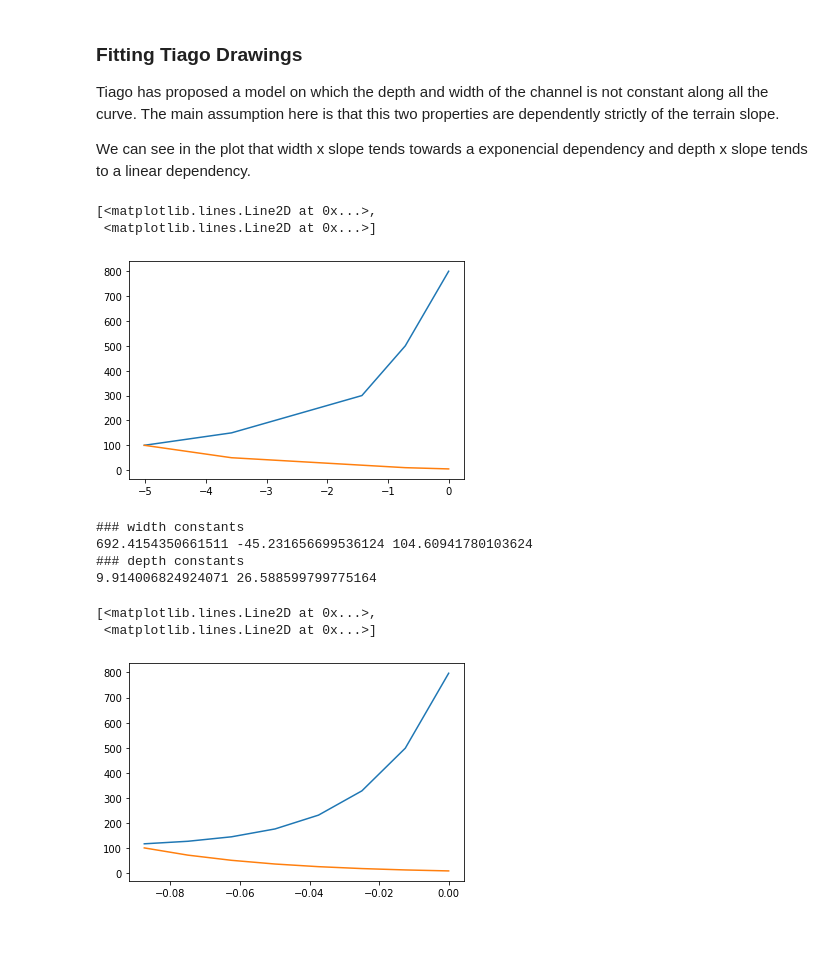
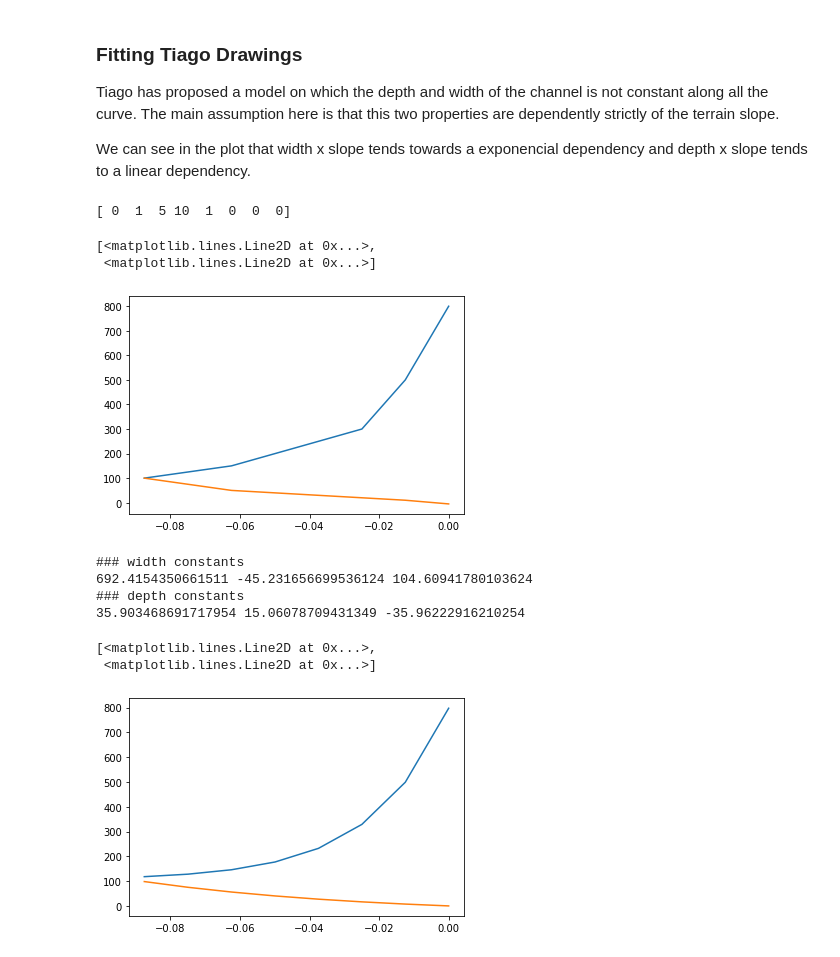
Before and after one commit to Manuel-Research-Group/meanderpy, a Jupyter notebook: meanderpy/Numerical Fits.ipynb, the cells around one changed output. Drawn from its saved outputs; the diff is of its cells as text; code cells hidden in the pictures.

```diff
--- a/meanderpy/Numerical Fits.ipynb
+++ b/meanderpy/Numerical Fits.ipynb
@@ -12,31 +12,34 @@ We can see in the plot that width x slope tends towards a exponencial dependency
 # %%
 slope = np.tan(np.linspace(-5.0, 0.0, 8) * np.pi / 180)
 width = np.array([100.0, 125.0, 150.0, 200.0, 250.0, 300.0, 500.0, 800.0])
-depth = np.array([100.0, 75.0, 50.0, 40.0, 30.0, 20.0, 10.0, 5.0])
+depth = np.array([100.0, 75.0, 50.0, 40.0, 30.0, 20.0, 10.0, -5.0])
+levee = np.array([[0, 0], [1, 250], [5, 1000], [10, 5000], [1, 10000], [0, 0], [0, 0], [0, 0]])
+print(levee[:,0])
 
-plt.plot(slope * 180 / np.pi, width, slope * 180 / np.pi, depth)
+plt.plot(slope, width, slope, depth)
 # %% [output]
-[<matplotlib.lines.Line2D at 0x...>,
- <matplotlib.lines.Line2D at 0x...>]
+[ 0  1  5 10  1  0  0  0]
+[<matplotlib.lines.Line2D at 0x...>,
+ <matplotlib.lines.Line2D at 0x...>]
-[figure, old version]
+[figure, new version]
 # %%
 W2, W1, W0 = curve_fit(lambda x, a, b, c: a * np.exp(-b * x) + c, slope, width)[0]
-D2, D1 = curve_fit(lambda x, a, b: a * np.exp(-b * x), slope, depth)[0]
+D2, D1, D0 = curve_fit(lambda x, a, b, c: a * np.exp(-b * x) + c, slope, depth)[0]
 
 fitted_width = W2 * np.exp(- W1 * slope) + W0
-fitted_depth = D2 * np.exp(- D1 * slope)
+fitted_depth = D2 * np.exp(- D1 * slope) + D0
 
 print('### width constants')
 print(W2, W1, W0)
 
 print('### depth constants')
-print(D2, D1)
+print(D2, D1, D0)
 plt.plot(slope, fitted_width, slope, fitted_depth)
 # %% [output]
 ### width constants
 692.4154350661511 -45.231656699536124 104.60941780103624
 ### depth constants
-9.914006824924071 26.588599799775164
+35.903468691717954 15.06078709431349 -35.96222916210254
 [<matplotlib.lines.Line2D at 0x...>,
  <matplotlib.lines.Line2D at 0x...>]
-[figure, old version]
+[figure, new version]
```
Also changed, not shown: parts of 3 cells of this notebook, 8 other files.
